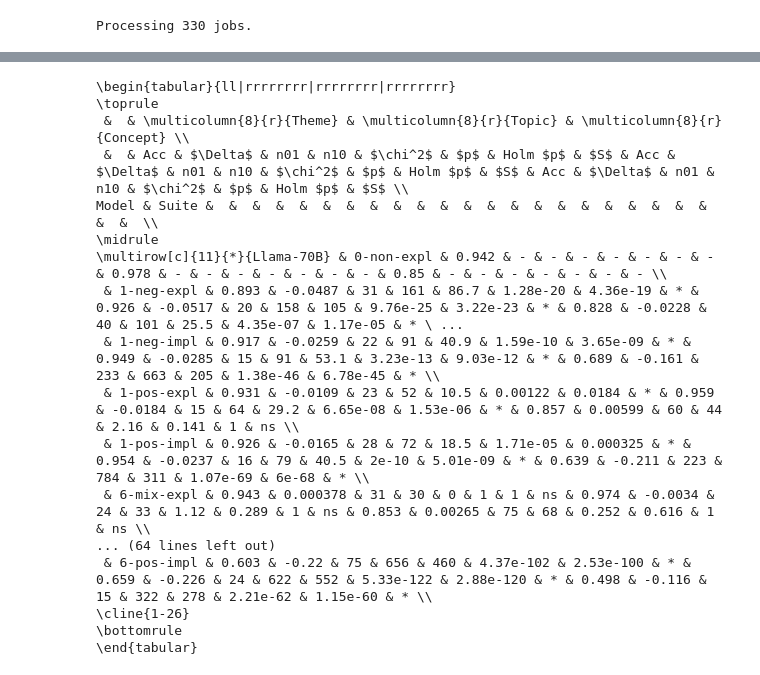
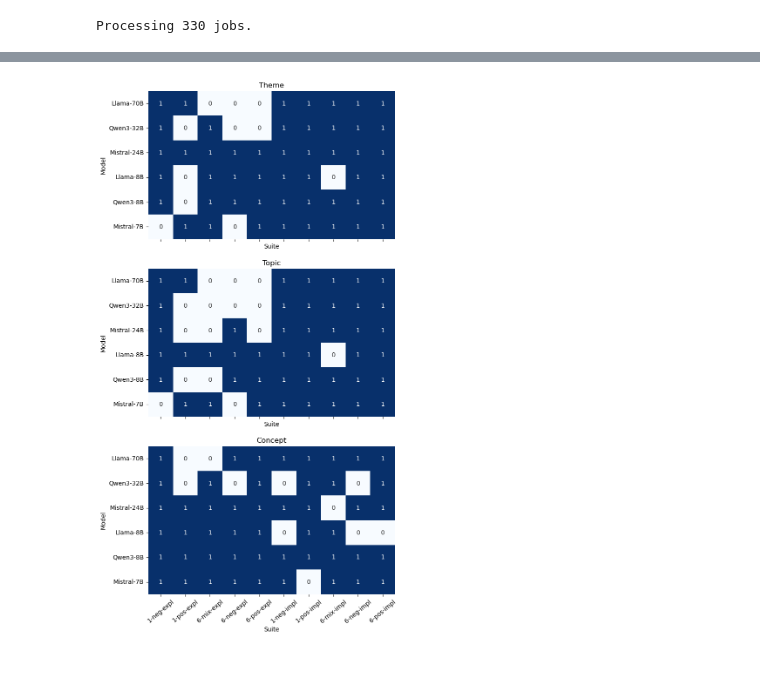
Before and after one commit to AleksiKaa/mscthesis, a Jupyter notebook: src/notebooks/results/mc_nemar.ipynb, the cells around one changed output, grey strips where cells are left out. Cells and saved outputs as stored; diff of their text form; code cells hidden in the pictures.

Commit message:
Add significance heatmapo

```diff
--- a/src/notebooks/results/mc_nemar.ipynb
+++ b/src/notebooks/results/mc_nemar.ipynb
@@ -373,22 +431,51 @@ latex = (
         )
 )
 
-print(latex)
+#print(latex)
-# %% [output]
-\begin{tabular}{ll|rrrrrrrr|rrrrrrrr|rrrrrrrr}
-\toprule
- &  & \multicolumn{8}{r}{Theme} & \multicolumn{8}{r}{Topic} & \multicolumn{8}{r}{Concept} \\
- &  & Acc & $\Delta$ & n01 & n10 & $\chi^2$ & $p$ & Holm $p$ & $S$ & Acc & $\Delta$ & n01 & n10 & $\chi^2$ & $p$ & Holm $p$ & $S$ & Acc & $\Delta$ & n01 & n10 & $\chi^2$ & $p$ & Holm $p$ & $S$ \\
-Model & Suite &  &  &  &  &  &  &  &  &  &  &  &  &  &  &  &  &  &  &  &  &  &  &  &  \\
-\midrule
-\multirow[c]{11}{*}{Llama-70B} & 0-non-expl & 0.942 & - & - & - & - & - & - & - & 0.978 & - & - & - & - & - & - & - & 0.85 & - & - & - & - & - & - & - \\
- & 1-neg-expl & 0.893 & -0.0487 & 31 & 161 & 86.7 & 1.28e-20 & 4.36e-19 & * & 0.926 & -0.0517 & 20 & 158 & 105 & 9.76e-25 & 3.22e-23 & * & 0.828 & -0.0228 & 40 & 101 & 25.5 & 4.35e-07 & 1.17e-05 & * \ ...
- & 1-neg-impl & 0.917 & -0.0259 & 22 & 91 & 40.9 & 1.59e-10 & 3.65e-09 & * & 0.949 & -0.0285 & 15 & 91 & 53.1 & 3.23e-13 & 9.03e-12 & * & 0.689 & -0.161 & 233 & 663 & 205 & 1.38e-46 & 6.78e-45 & * \\
- & 1-pos-expl & 0.931 & -0.0109 & 23 & 52 & 10.5 & 0.00122 & 0.0184 & * & 0.959 & -0.0184 & 15 & 64 & 29.2 & 6.65e-08 & 1.53e-06 & * & 0.857 & 0.00599 & 60 & 44 & 2.16 & 0.141 & 1 & ns \\
- & 1-pos-impl & 0.926 & -0.0165 & 28 & 72 & 18.5 & 1.71e-05 & 0.000325 & * & 0.954 & -0.0237 & 16 & 79 & 40.5 & 2e-10 & 5.01e-09 & * & 0.639 & -0.211 & 223 & 784 & 311 & 1.07e-69 & 6e-68 & * \\
- & 6-mix-expl & 0.943 & 0.000378 & 31 & 30 & 0 & 1 & 1 & ns & 0.974 & -0.0034 & 24 & 33 & 1.12 & 0.289 & 1 & ns & 0.853 & 0.00265 & 75 & 68 & 0.252 & 0.616 & 1 & ns \\
-... (64 lines left out)
- & 6-pos-impl & 0.603 & -0.22 & 75 & 656 & 460 & 4.37e-102 & 2.53e-100 & * & 0.659 & -0.226 & 24 & 622 & 552 & 5.33e-122 & 2.88e-120 & * & 0.498 & -0.116 & 15 & 322 & 278 & 2.21e-62 & 1.15e-60 & * \\
-\cline{1-26}
-\bottomrule
-\end{tabular}
+# %%
+def heatmap(df, values="$S$"):
+
+    labels = df.columns.get_level_values(0).unique()[2:]
+
+    fig, axes = plt.subplots(len(labels), 1, figsize=(10, 15), sharex=True, sharey=True)
+
+    for i, ax in enumerate(axes):
+
+        label = labels[i]
+        value_col = values
+
+        pivoted = df.pivot(index='Model', columns='Suite', values=(label, value_col))
+        pivoted = pivoted.reindex(order_suites(pivoted.columns), axis=1)
+        pivoted = pivoted.reindex(order_models(pivoted.index), axis=0)
+        pivoted = pivoted.astype(bool)
+
+        ax.set_title(capitalize(label))
+
+        sns.heatmap(
+            pivoted,
+            #fmt=".2g",
+            annot=True,
+            square=True,
+            cmap="Blues",
+            ax=ax,
+            cbar=False
+        )
+
+        if i == 2:
+            # Rotate xticks
+            ax.set_xticklabels(ax.get_xticklabels(), rotation=40)
+
+    #appable = ax.get_children()[0]
+    #plt.colorbar(mappable, ax=axes, orientation = 'vertical')
+
+    return fig, ax
+# %%
+inner_idx = mcnemar_table.index.get_level_values(1)
+labels = mcnemar_table.columns.get_level_values(0).unique()
+
+drop_baseline = mcnemar_table[inner_idx != "0-non-expl"].reset_index()
+hm = heatmap(drop_baseline)
+
+plt.savefig("./latex/images/mcnemar_significance.png")
+# %% [output]
+[figure, added]
```
Also changed, not shown: parts of 4 cells of this notebook, 1 other file.
